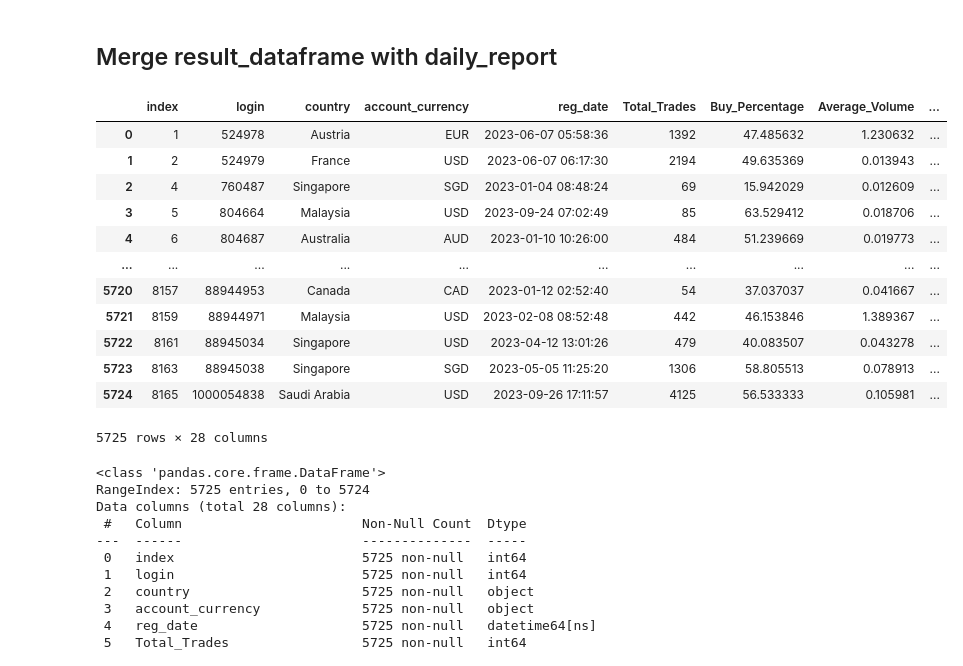
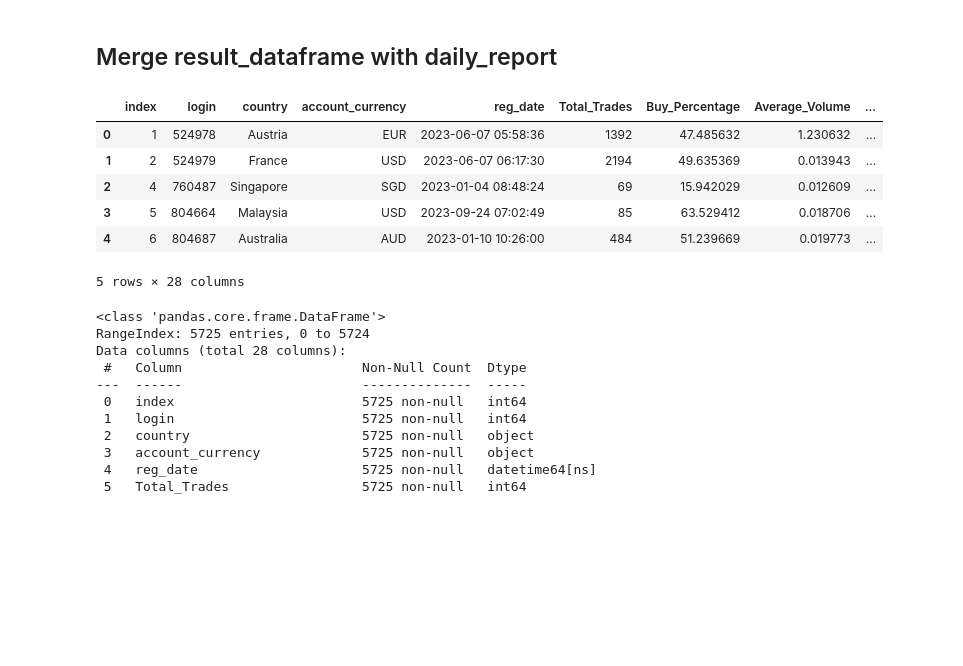
Before and after one commit to CommonCrayon/CapstoneProject, a Jupyter notebook: FeatureEngineeringNew.ipynb, the cells around one changed output. Saved outputs shown, nothing was run; the diff lists cells and outputs as text; code cells hidden in the pictures; blank space fills up the shorter version.

```diff
--- a/FeatureEngineeringNew.ipynb
+++ b/FeatureEngineeringNew.ipynb
@@ -522,19 +428,13 @@ result_dataframe = result_dataframe.merge(account_averages, on='login', how='lef
 # %%
-result_dataframe
+result_dataframe.head()
 # %% [output]
 |  | index | login | country | account_currency | reg_date | Total_Trades | Buy_Percentage | Average_Volume | ... |
 | 0 | 1 | 524978 | Austria | EUR | 2023-06-07 05:58:36 | 1392 | 47.485632 | 1.230632 | ... |
 | 1 | 2 | 524979 | France | USD | 2023-06-07 06:17:30 | 2194 | 49.635369 | 0.013943 | ... |
 | 2 | 4 | 760487 | Singapore | SGD | 2023-01-04 08:48:24 | 69 | 15.942029 | 0.012609 | ... |
 | 3 | 5 | 804664 | Malaysia | USD | 2023-09-24 07:02:49 | 85 | 63.529412 | 0.018706 | ... |
 | 4 | 6 | 804687 | Australia | AUD | 2023-01-10 10:26:00 | 484 | 51.239669 | 0.019773 | ... |
-| ... | ... | ... | ... | ... | ... | ... | ... | ... | ... |
-| 5720 | 8157 | 88944953 | Canada | CAD | 2023-01-12 02:52:40 | 54 | 37.037037 | 0.041667 | ... |
-| 5721 | 8159 | 88944971 | Malaysia | USD | 2023-02-08 08:52:48 | 442 | 46.153846 | 1.389367 | ... |
-| 5722 | 8161 | 88945034 | Singapore | USD | 2023-04-12 13:01:26 | 479 | 40.083507 | 0.043278 | ... |
-| 5723 | 8163 | 88945038 | Singapore | SGD | 2023-05-05 11:25:20 | 1306 | 58.805513 | 0.078913 | ... |
-| 5724 | 8165 | 1000054838 | Saudi Arabia | USD | 2023-09-26 17:11:57 | 4125 | 56.533333 | 0.105981 | ... |
-5725 rows × 28 columns
+5 rows × 28 columns
 # %%
 result_dataframe.info()
 # %% [output]
```
Also changed, not shown: parts of 13 cells of this notebook.
